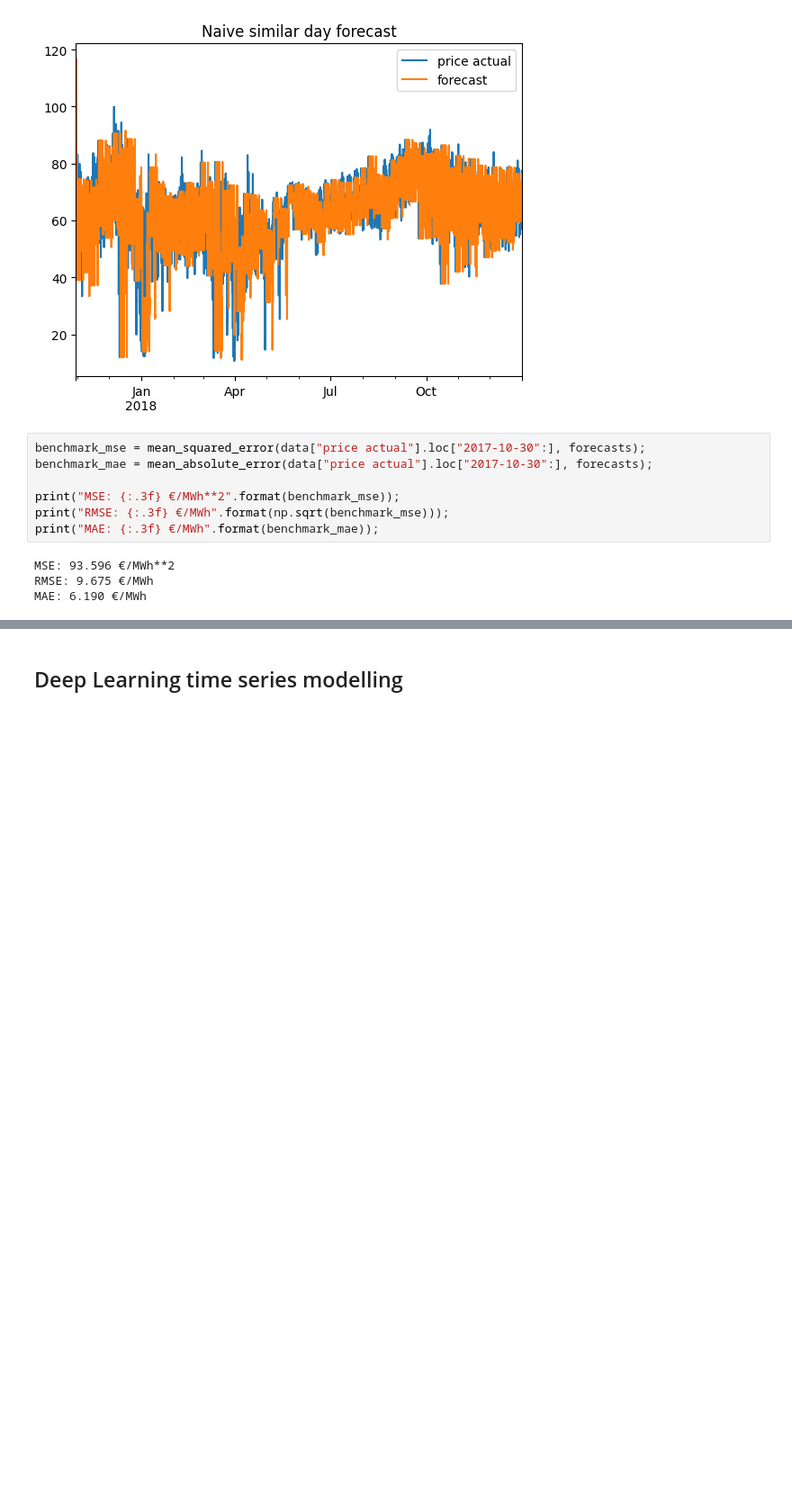
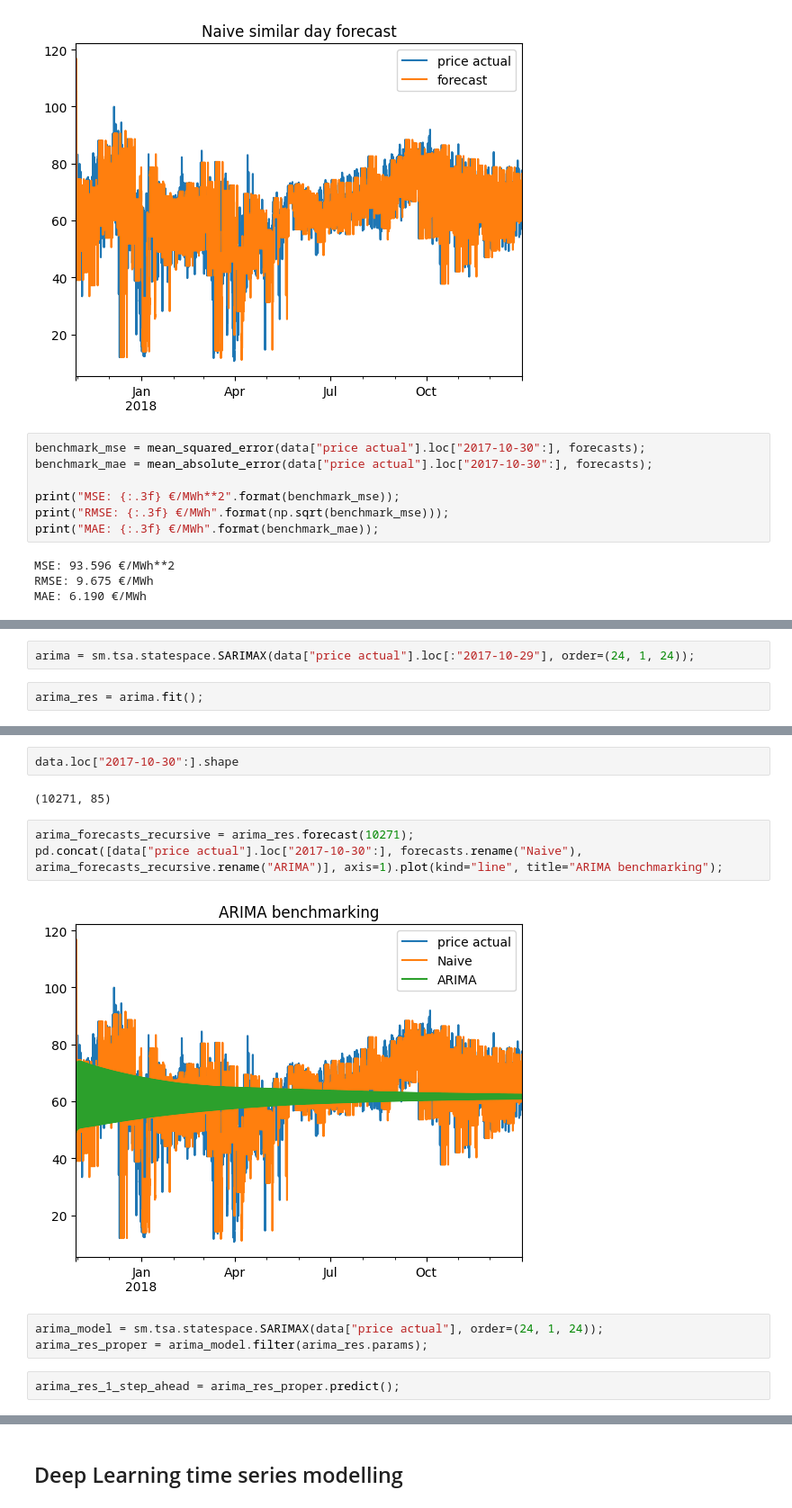
Before and after one commit to MiguelLoureiro98/EnergyForecasting, a Jupyter notebook: src/notebooks/hourly_forecasting/modelling.ipynb, the cells around one changed output, grey strips where cells are left out. Shown: that part at 90% size. Saved outputs shown, nothing was run; the diff lists cells and outputs as text; blank space fills up the shorter version.

Commit message:
Added ARIMA forecasting.

```diff
--- a/src/notebooks/hourly_forecasting/modelling.ipynb
+++ b/src/notebooks/hourly_forecasting/modelling.ipynb
@@ -82,0 +83,4 @@ MAE: 6.190 €/MWh
+# %%
+arima = sm.tsa.statespace.SARIMAX(data["price actual"].loc[:"2017-10-29"], order=(24, 1, 24));
+# %%
+arima_res = arima.fit();
@@ -82,0 +120,14 @@ MAE: 6.190 €/MWh
+# %%
+data.loc["2017-10-30":].shape
+# %% [output]
+(10271, 85)
+# %%
+arima_forecasts_recursive = arima_res.forecast(10271);
+pd.concat([data["price actual"].loc["2017-10-30":], forecasts.rename("Naive"), arima_forecasts_recursive.rename("ARIMA")], axis=1).plot(kind="line", title="ARIMA benchmarking");
+# %% [output]
+[figure, added]
+# %%
+arima_model = sm.tsa.statespace.SARIMAX(data["price actual"], order=(24, 1, 24));
+arima_res_proper = arima_model.filter(arima_res.params);
+# %%
+arima_res_1_step_ahead = arima_res_proper.predict();
```
Also changed, not shown: parts of 6 cells of this notebook.
